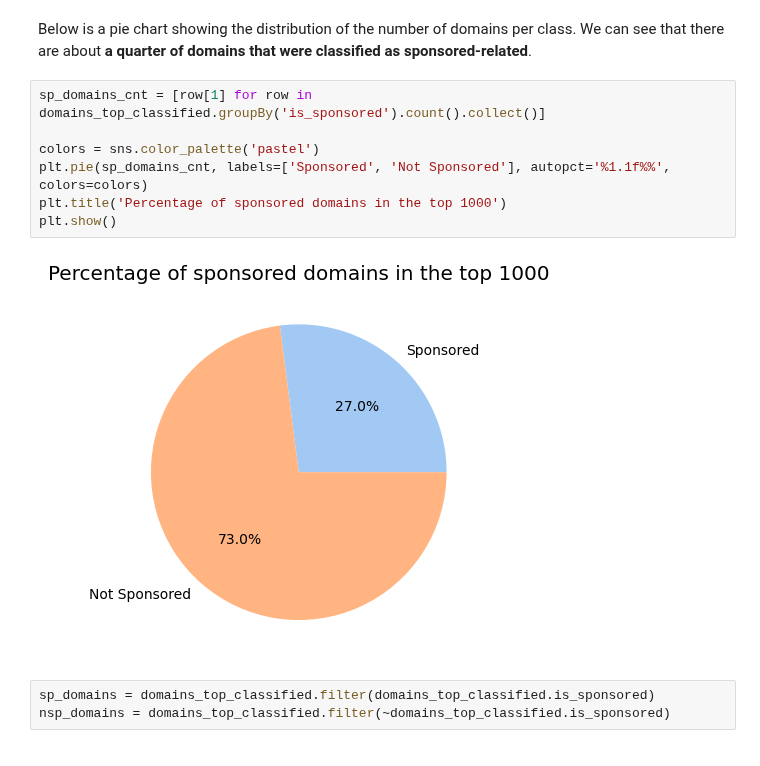
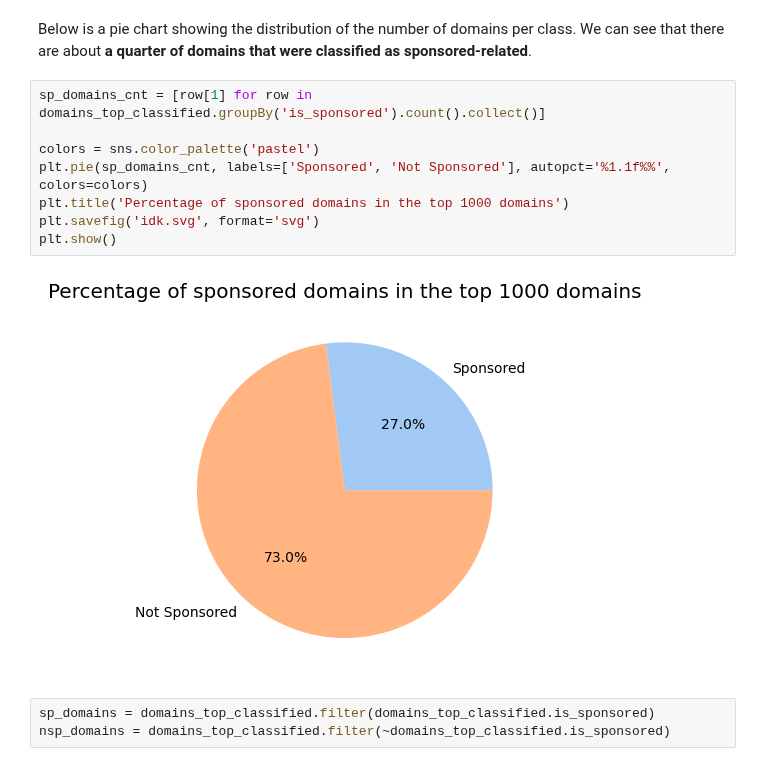
Before and after one commit to epfl-ada/ada-2022-project-fraisetagada, a Jupyter notebook: analysis/domains_analysis.ipynb, the cells around one changed output. Cells and saved outputs as stored; diff of their text form.

```diff
--- a/analysis/domains_analysis.ipynb
+++ b/analysis/domains_analysis.ipynb
@@ -271,12 +271,13 @@ Below is a pie chart showing the distribution of the number of domains per class
 # %%
 sp_domains_cnt = [row[1] for row in domains_top_classified.groupBy('is_sponsored').count().collect()]
 
 colors = sns.color_palette('pastel')
 plt.pie(sp_domains_cnt, labels=['Sponsored', 'Not Sponsored'], autopct='%1.1f%%', colors=colors)
-plt.title('Percentage of sponsored domains in the top 1000')
+plt.title('Percentage of sponsored domains in the top 1000 domains')
+plt.savefig('idk.svg', format='svg')
 plt.show()
 # %% [output]
-[figure, old version]
+[figure, new version]
 # %%
 sp_domains = domains_top_classified.filter(domains_top_classified.is_sponsored)
 nsp_domains = domains_top_classified.filter(~domains_top_classified.is_sponsored)
```
Also changed, not shown: 1 other file.
